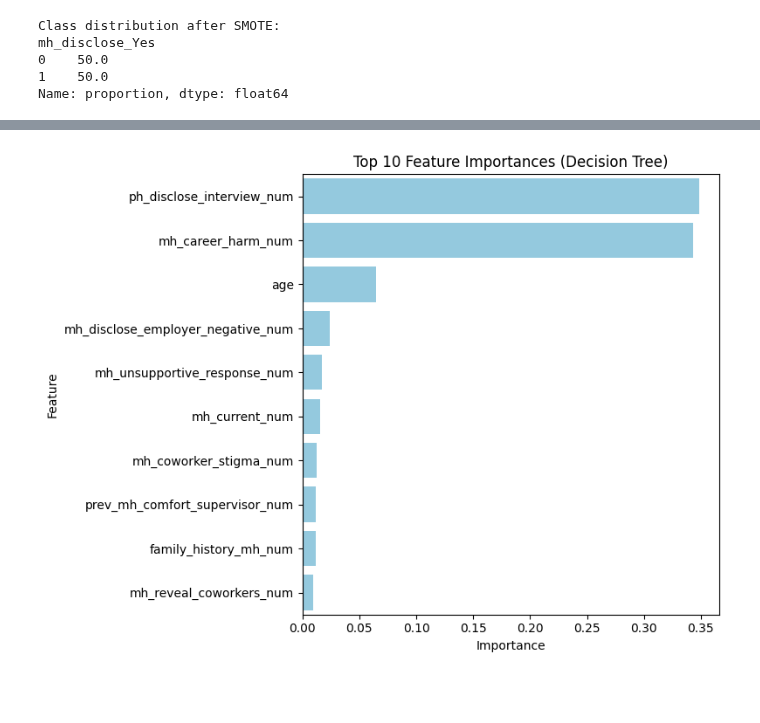
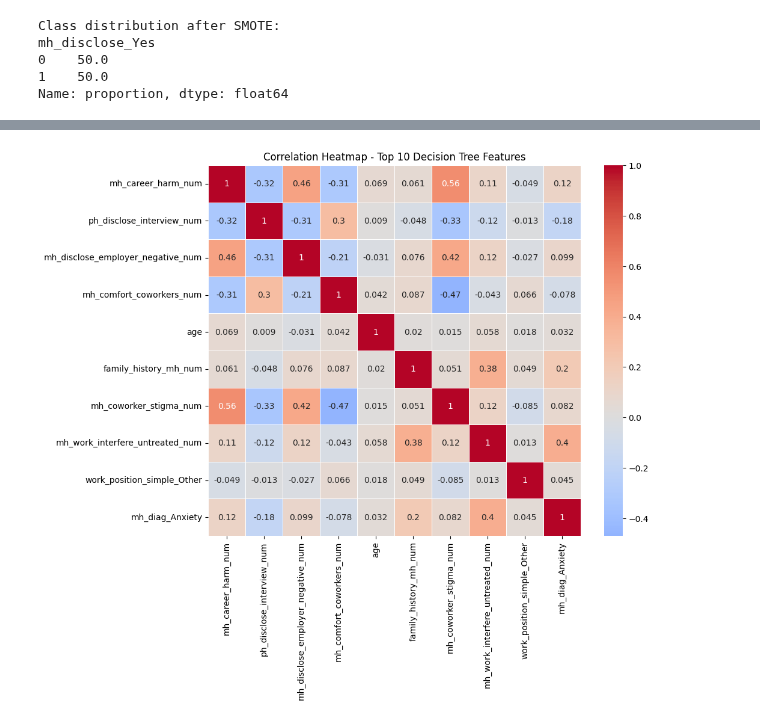
Before and after one commit to folasiredayo/Mental-Health-in-Tech-Modelling, a Jupyter notebook: dt-mental-health-modelling-data-cleaning-2.ipynb, the cells around one changed output, grey strips where cells are left out. Cells and saved outputs as stored; diff of their text form; code cells hidden in the pictures; blank space fills up the shorter version.

```diff
--- a/dt-mental-health-modelling-data-cleaning-2.ipynb
+++ b/dt-mental-health-modelling-data-cleaning-2.ipynb
@@ -1558,18 +1534 @@ mh_disclose_Yes
 Name: proportion, dtype: float64
-# %%
-from sklearn.tree import DecisionTreeClassifier
-
-# ---------------------------
-# 1. Train Decision Tree model
-# ---------------------------
-dt_model = DecisionTreeClassifier(random_state=42)
-
-dt_model.fit(X_train, y_train)
-
-# ---------------------------
-# 2. Check training accuracy
-# ---------------------------
-train_accuracy = dt_model.score(X_train, y_train)
-
-print("Decision Tree trained successfully.")
-print("Training Accuracy:", train_accuracy)
@@ -1875,28 +1860,44 @@ plt.show()
 # %%
+import pandas as pd
 import matplotlib.pyplot as plt
-import pandas as pd
 import seaborn as sns
 
 # ---------------------------
-# Get feature importances
+# Get Top 10 important features
 # ---------------------------
-feature_importances = pd.DataFrame({
-    'Feature': X_train_val.columns,
-    'Importance': best_dt.feature_importances_
+feature_importance = pd.DataFrame({
+    "Feature": X_train.columns,
+    "Importance": best_dt.feature_importances_
 })
 
-# Sort and select top 10
-top_features = feature_importances.sort_values(by='Importance', ascending=False).head(10)
+top10_features = feature_importance.sort_values(
+    by="Importance", ascending=False
+).head(10)["Feature"].tolist()
 
 # ---------------------------
-# Plot top 10 features
+# Subset training data
 # ---------------------------
-plt.figure(figsize=(8,6))
-sns.barplot(x='Importance', y='Feature', data=top_features, color='skyblue')
-plt.title('Top 10 Feature Importances (Decision Tree)')
-plt.xlabel('Importance')
-plt.ylabel('Feature')
-plt.tight_layout()
+X_top10 = X_train[top10_features]
+
+# ---------------------------
+# Correlation matrix
+# ---------------------------
+corr_top10 = X_top10.corr()
+
+# ---------------------------
+# Plot heatmap
+# ---------------------------
+plt.figure(figsize=(10, 8))
+
+sns.heatmap(
+    corr_top10,
+    annot=True,
+    cmap="coolwarm",
+    center=0,
+    linewidths=0.5
+)
+
+plt.title("Correlation Heatmap - Top 10 Decision Tree Features")
 plt.show()
 # %% [output]
-[figure, old version]
+[figure, new version]
```
Also changed, not shown: parts of 22 cells of this notebook.
